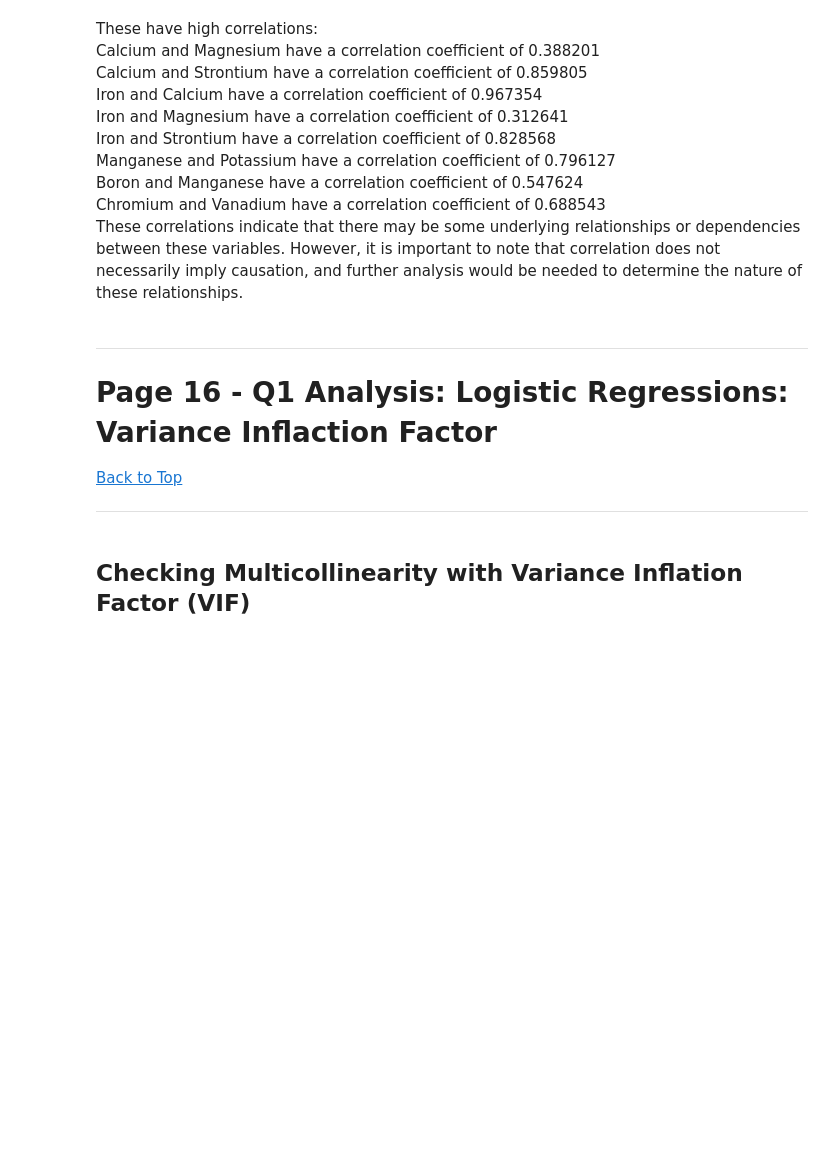
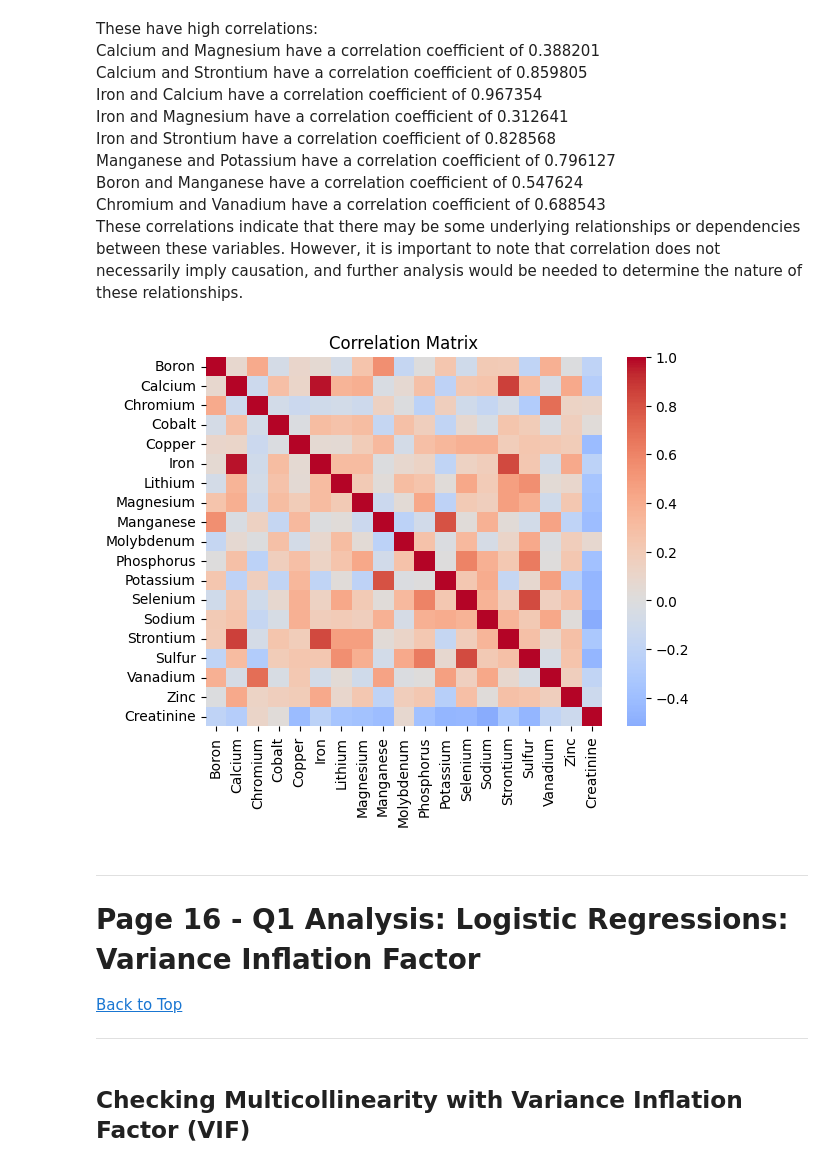
Before and after one commit to samanthawanek/exemplarfinalproject, a Jupyter notebook: Notebooks/TeamBrain_Py-Analysis-Notebook.ipynb, the cells around one changed output. Saved outputs shown, nothing was run; the diff lists cells and outputs as text; code cells hidden in the pictures; blank space fills up the shorter version.

```diff
--- a/Notebooks/TeamBrain_Py-Analysis-Notebook.ipynb
+++ b/Notebooks/TeamBrain_Py-Analysis-Notebook.ipynb
@@ -584,10 +593,17 @@ Manganese and Potassium have a correlation coefficient of 0.796127
 Boron and Manganese have a correlation coefficient of 0.547624
 Chromium and Vanadium have a correlation coefficient of 0.688543
 These correlations indicate that there may be some underlying relationships or dependencies between these variables. However, it is important to note that correlation does not necessarily imply causation, and further analysis would be needed to determine the nature of these relationships.
+# %%
+# Plot the correlation matrix using a heatmap
+sns.heatmap(corr_matrix, cmap='coolwarm', center=0)
+plt.title('Correlation Matrix')
+plt.show()
+# %% [output]
+[figure, added]
 # %% [markdown]
 <hr style="height:5px;border-width:0;color:#D4AF37;background-color:#D4AF37">
 
-# Page 16 - Q1 Analysis: Logistic Regressions: Variance Inflaction Factor <a class="anchor" id="PAN_page_13"></a>
+# Page 16 - Q1 Analysis: Logistic Regressions: Variance Inflation Factor <a class="anchor" id="PAN_page_13"></a>
 
 [Back to Top](#PAN_toc)
 
```
Also changed, not shown: parts of 2 cells of this notebook.
